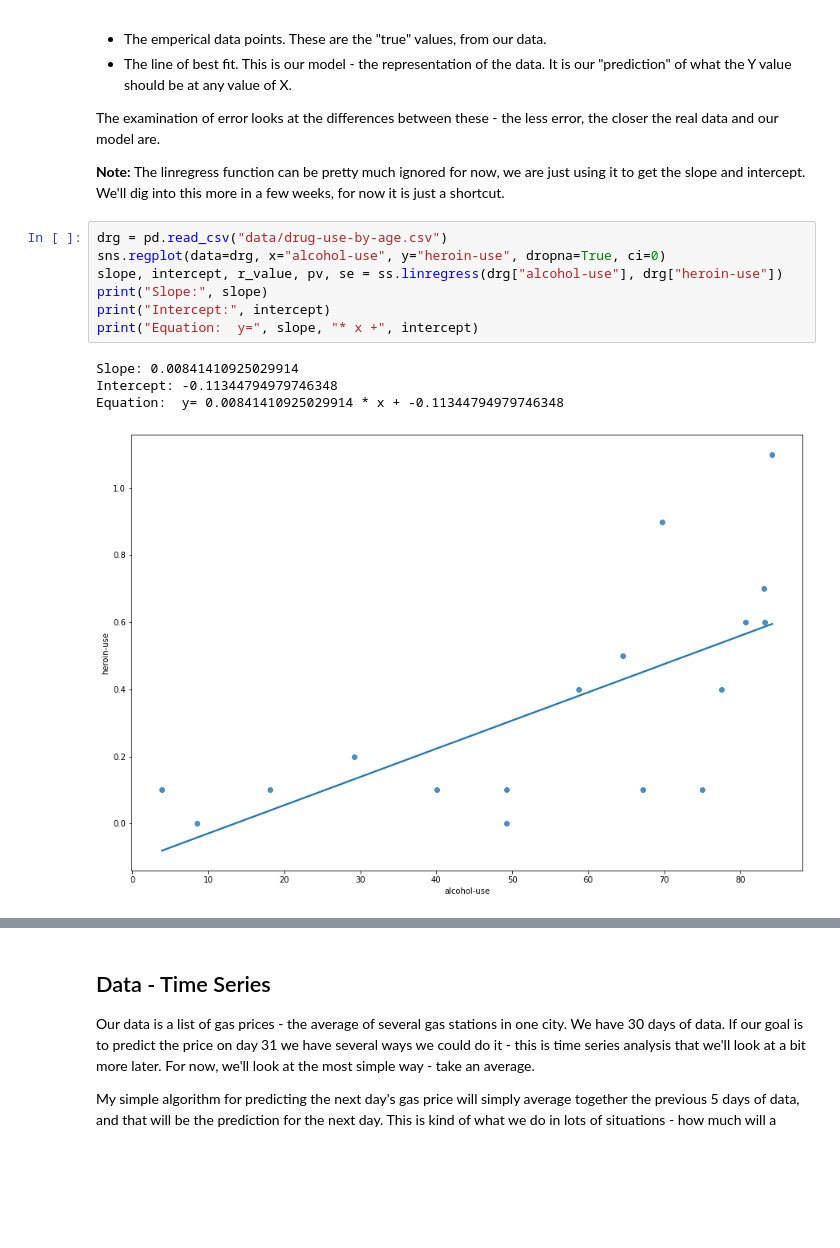
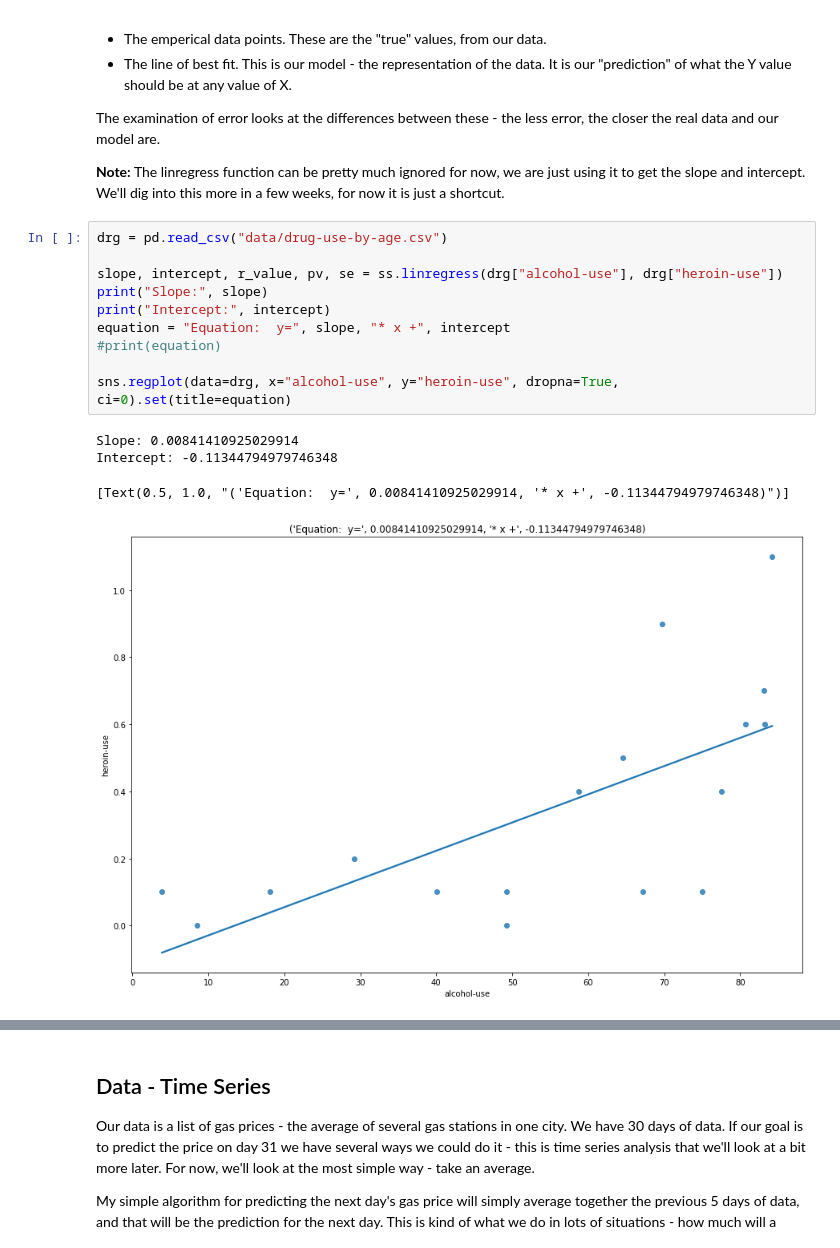
Before and after one commit to zareeiant/Basic_Stats_in_Python_Student_Workbooks, a Jupyter notebook: 012_Errors_Basic_Time_Series.ipynb, the cells around one changed output, grey strips where cells are left out. Saved outputs shown, nothing was run; the diff lists cells and outputs as text; blank space fills up the shorter version.

```diff
--- a/012_Errors_Basic_Time_Series.ipynb
+++ b/012_Errors_Basic_Time_Series.ipynb
@@ -30,16 +30,19 @@ The examination of error looks at the differences between these - the less error
 <b>Note:</b> The linregress function can be pretty much ignored for now, we are just using it to get the slope and intercept. We'll dig into this more in a few weeks, for now it is just a shortcut.
 # %%
 drg = pd.read_csv("data/drug-use-by-age.csv")
-sns.regplot(data=drg, x="alcohol-use", y="heroin-use", dropna=True, ci=0)
+
 slope, intercept, r_value, pv, se = ss.linregress(drg["alcohol-use"], drg["heroin-use"])
 print("Slope:", slope)
 print("Intercept:", intercept)
-print("Equation:  y=", slope, "* x +", intercept)
+equation = "Equation:  y=", slope, "* x +", intercept
+#print(equation)
+
+sns.regplot(data=drg, x="alcohol-use", y="heroin-use", dropna=True, ci=0).set(title=equation)
 # %% [output]
 Slope: 0.00841410925029914
 Intercept: -0.11344794979746348
-Equation:  y= 0.00841410925029914 * x + -0.11344794979746348
+[Text(0.5, 1.0, "('Equation:  y=', 0.00841410925029914, '* x +', -0.11344794979746348)")]
-[figure, old version]
+[figure, new version]
 # %% [markdown]
 #### Highlight Errors
 
```
